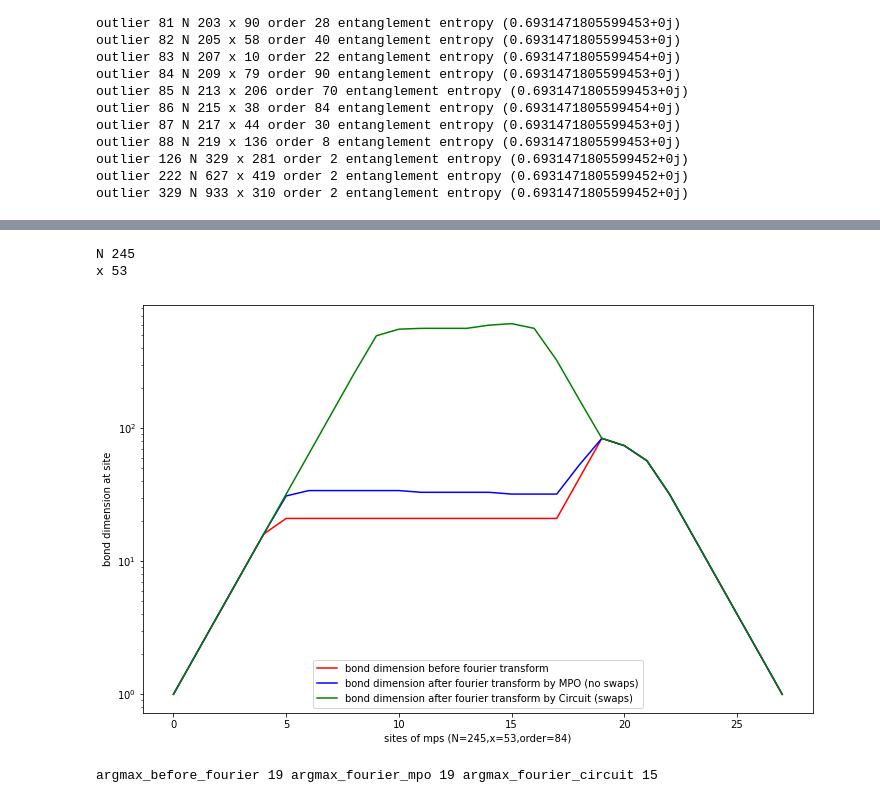
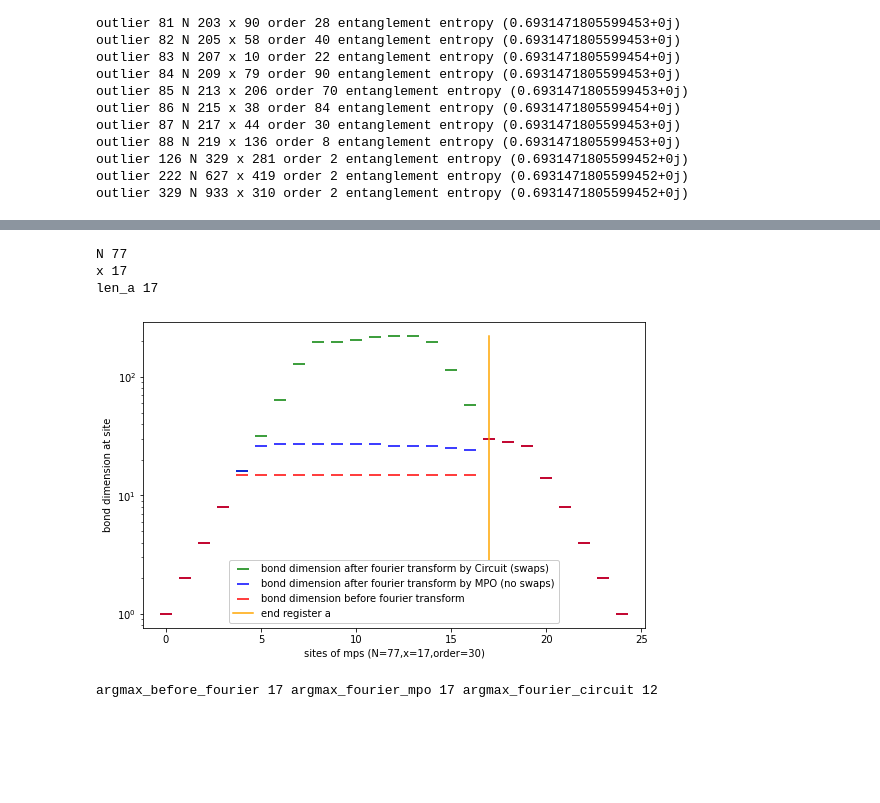
Before and after one commit to XKainz/shor-mps, a Jupyter notebook: analysing_entanglement.ipynb, the cells around one changed output, grey strips where cells are left out. Drawn from its saved outputs; the diff is of its cells as text; code cells hidden in the pictures; blank space fills up the shorter version.

```diff
--- a/analysing_entanglement.ipynb
+++ b/analysing_entanglement.ipynb
@@ -200,7 +201,7 @@ i: 401 N:  1143 x:  401 order:  6
 i: 402 N:  1145 x:  748 order:  76
 i: 403 N:  1147 x:  193 order:  60
 # %%
-figsizes = (12,7.5)
+figsizes = (9,5.625)
 # %%
 plt.figure(figsize=figsizes)
 plt.scatter(order,entanglement_entropy_before_fourier,label="max entanglement before fourier transform",color="red")
@@ -307,30 +333,40 @@ plt.show()
 # %%
-i = 102
+i = 11
 print("N",N[i])
 print("x",x[i])
 schmidt_values_before_fourier = obj[i].schmidt_values_before_fourier
 s_before_fourier = [len(schmidt_values_before_fourier[i]) for i in range(len(schmidt_values_before_fourier))]
 schmidt_values_fourier_mpo = obj[i].schmidt_values_fourier_mpo
 s_fourier_mpo = [len(schmidt_values_fourier_mpo[i]) for i in range(len(schmidt_values_fourier_mpo))]
 schmidt_values_fourier_circuit = obj[i].schmidt_values_fourier_circuit
 s_fourier_circuit = [len(schmidt_values_fourier_circuit[i]) for i in range(len(schmidt_values_fourier_circuit))]
 
+s=150
+
+x_position = range(len(s_before_fourier))
 plt.figure(figsize=figsizes)
-plt.plot(s_before_fourier,label="bond dimension before fourier transform",color="red")
-plt.plot(s_fourier_mpo,label="bond dimension after fourier transform by MPO (no swaps)",color="blue")
-plt.plot(s_fourier_circuit,label="bond dimension after fourier transform by Circuit (swaps)",color="green")
+plt.scatter(x_position,s_fourier_circuit,s=s,label="bond dimension after fourier transform by Circuit (swaps)",color="green",marker="_")
+plt.scatter(x_position,s_fourier_mpo,s=s,label="bond dimension after fourier transform by MPO (no swaps)",color="blue",marker="_")
+plt.scatter(x_position,s_before_fourier,s=s,label="bond dimension before fourier transform",color="red",marker="_")
+
+len_a = 2*(int)(np.ceil(np.log2(N[i]))) + 3
+print("len_a",len_a)
+plt.plot([len_a,len_a],[1,np.max(s_fourier_circuit)],label = "end register a",color="orange")
 plt.xlabel("sites of mps (N="+str(N[i])+",x="+str(x[i])+",order="+str(order[i])+")")
 plt.ylabel("bond dimension at site")
 plt.yscale('log')
-plt.legend()
+plt.savefig
+plt.legend(loc="lower center",framealpha=1)
+plt.savefig("pictures/bond_dimension_at_all_sites_N="+str(N[i])+",x="+str(x[i])+",order="+str(order[i])+".pdf")
 plt.show()
 
 argmax_before_fourier = np.argmax(s_before_fourier)
 argmax_fourier_mpo = np.argmax(s_fourier_mpo)
 argmax_fourier_circuit = np.argmax(s_fourier_circuit)
 print("argmax_before_fourier",argmax_before_fourier,"argmax_fourier_mpo",argmax_fourier_mpo,"argmax_fourier_circuit",argmax_fourier_circuit)
 # %% [output]
-N 245
-x 53
+N 77
+x 17
+len_a 17
-[figure, old version]
+[figure, new version]
-argmax_before_fourier 19 argmax_fourier_mpo 19 argmax_fourier_circuit 15
+argmax_before_fourier 17 argmax_fourier_mpo 17 argmax_fourier_circuit 12
```
Also changed, not shown: parts of 8 cells of this notebook, 23 other files.
